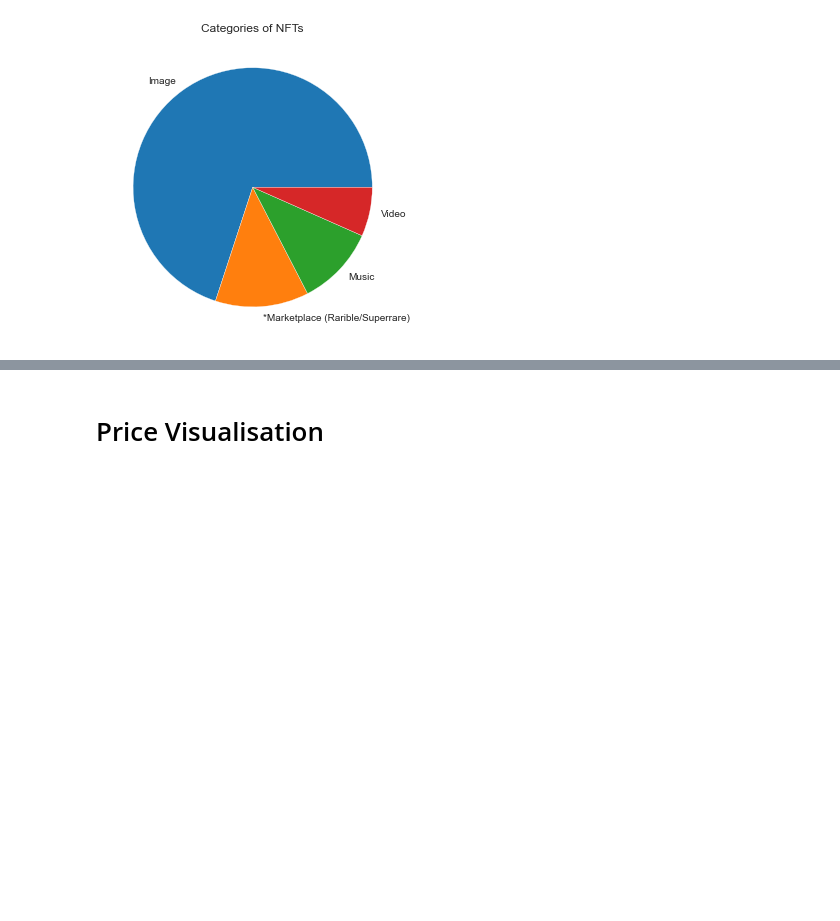
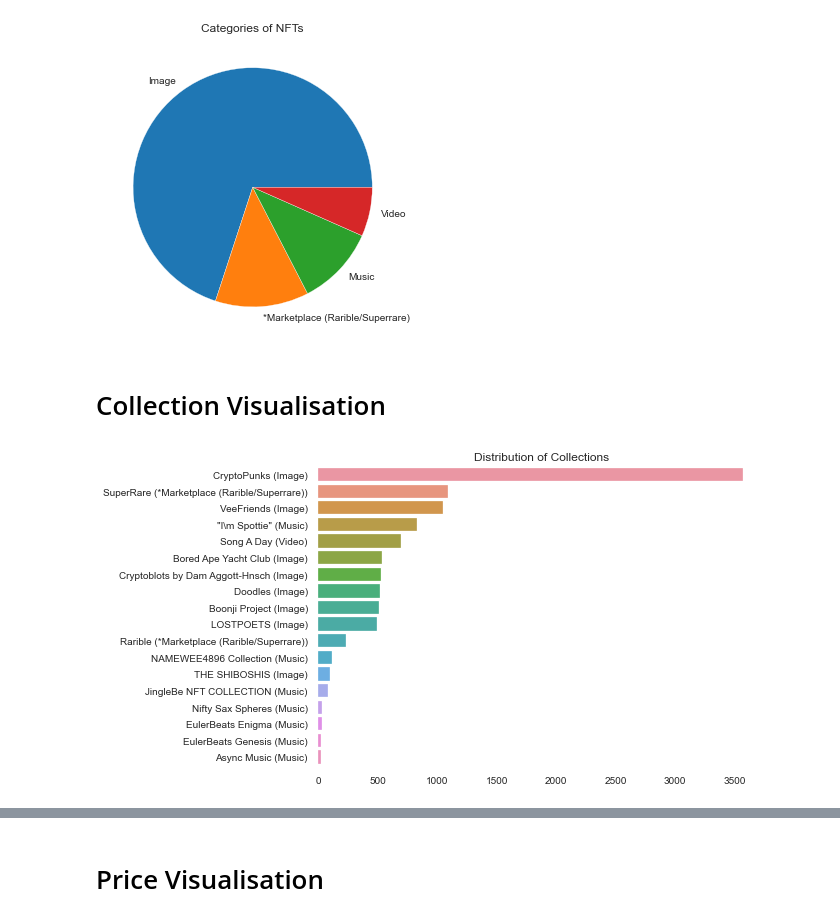
Before and after one commit to Cawinchan/opensea_data_extractor, a Jupyter notebook: data_visualisation.ipynb, the cells around one changed output, grey strips where cells are left out. Cells and saved outputs as stored; diff of their text form; code cells hidden in the pictures; blank space fills up the shorter version.

Commit message:
add collection visualisations

```diff
--- a/data_visualisation.ipynb
+++ b/data_visualisation.ipynb
@@ -128,3 +128,11 @@ plt.title("Categories of NFTs")
 plt.savefig('visualisations/Categories_of_NFTs.pdf')
 # %% [output]
 [figure]
+# %% [markdown]
+# Collection Visualisation
+# %%
+sns.barplot(y=[str(x).replace("(",'').replace("'",'').replace(", "," (").replace("place ","place (") for x in pd.DataFrame(zip(df.collection_name,df.Category)).value_counts().keys()],x=pd.DataFrame(zip(df.collection_name,df.Category)).value_counts().values,orient='h')
+plt.title("Distribution of Collections")
+plt.savefig('visualisations/Distribution of Collections.pdf')
+# %% [output]
+[figure, added]
```
Also changed, not shown: parts of 1 cell of this notebook, 2 other files.
